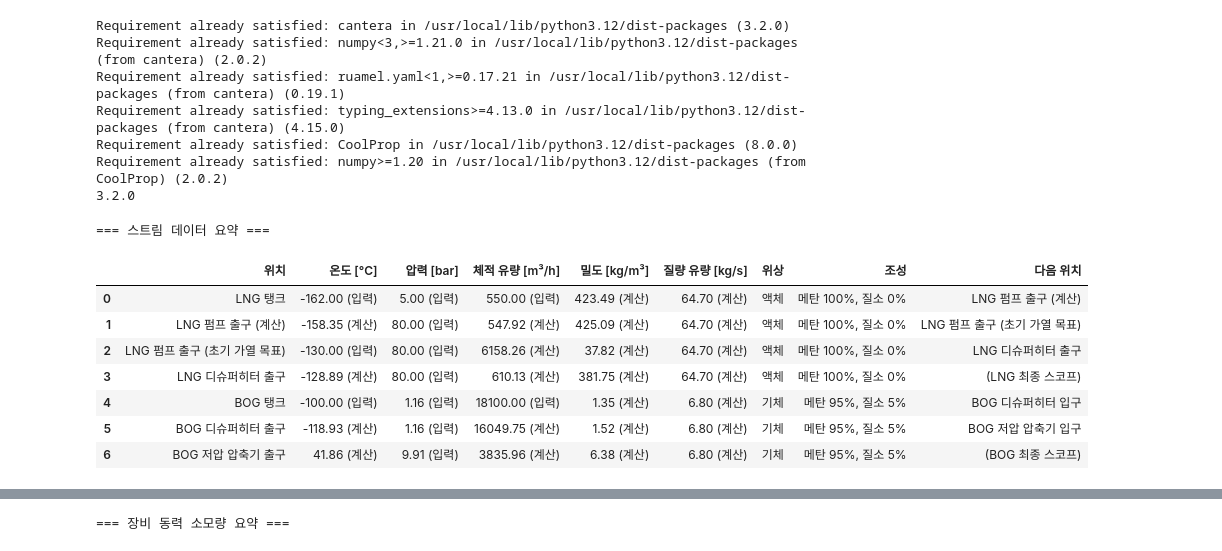
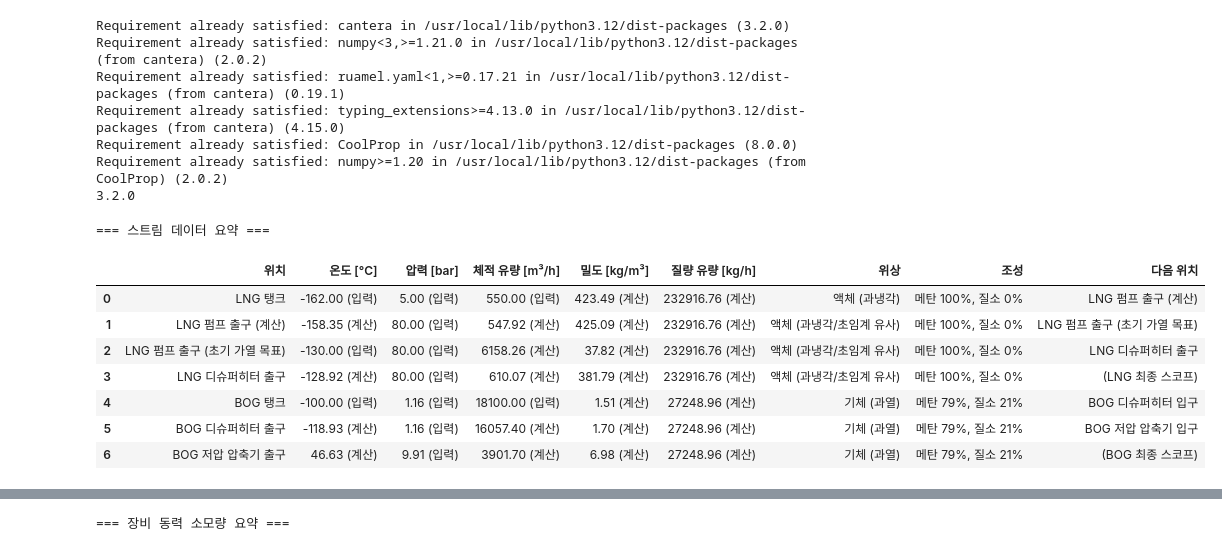
Before and after one commit to slhs75471-arch/lng-ykp, a Jupyter notebook: BOG gas_MODEL07.14.11.ipynb, the cells around one changed output, grey strips where cells are left out. Cells and saved outputs as stored; diff of their text form; code cells hidden in the pictures.

```diff
--- a/BOG gas_MODEL07.14.11.ipynb
+++ b/BOG gas_MODEL07.14.11.ipynb
@@ -47,18 +47,23 @@ params = {
     "desuperheater_effectiveness": 0.70 # 디슈퍼히터 효율에 대한 새로운 매개변수
 }
 # %%
-# @title Procsess modeling code
+# @title Process modeling
 import os
 import pandas as pd
 from CoolProp.CoolProp import PropsSI
 
-methane_mass_fraction = 0.95 # BOG용: 메탄 79%
-nitrogen_mass_fraction = 0.05 # BOG용: 질소 21%
+methane_mass_fraction = 0.79 # BOG용: 메탄 79%
+nitrogen_mass_fraction = 0.21 # BOG용: 질소 21%
 FLUID = f"Methane[{methane_mass_fraction}]&Nitrogen[{nitrogen_mass_fraction}]" # BOG용 유체
 
+# LNG는 이제 순수 메탄으로 직접 정의됩니다.
 methane_mass_fraction_lng = 1.0 # LNG용: 메탄 100%
 nitrogen_mass_fraction_lng = 0.0 # LNG용: 질소 0%
-FLUID_LNG = f"Methane[{methane_mass_fraction_lng}]&Nitrogen[{nitrogen_mass_fraction_lng}]" # LNG용 유체
+FLUID_LNG = 'Methane' # LNG용 유체 (순수 메탄)
+
+# 조성 문자열 동적 생성
+composition_str_bog = f"메탄 {int(methane_mass_fraction*100)}%, 질소 {int(nitrogen_mass_fraction*100)}%"
+composition_str_lng = f"메탄 {int(methane_mass_fraction_lng*100)}%, 질소 {int(nitrogen_mass_fraction_lng*100)}%"
 
 def C_to_K(T_C):
     # 섭씨 온도를 켈빈 온도로 변환
@@ -418,9 +423,9 @@ def simulate_process(params):
     # BOG 공정은 여기서 검토 종료
     comp_bog_results = compressor(
         m_dot=m_bog_total,
-        T_in=T_bog_after_desuperheater, # 디슈퍼히터 출구 온도가 압축기 입구 온도
-        P_in=P_bog_tank, # 디슈퍼히터에서 압력 강하는 없다고 가정, 탱크 압력으로 압축기 입구
-        P_out=P_bog_comp_out_target, # 목표 압축기 출구 압력
+        T_in=T_bog_after_desuperheater,
+        P_in=P_bog_tank,
+        P_out=P_bog_comp_out_target,
         eta=params["comp_eta"],
         fluid=FLUID
     )
@@ -554,9 +583,9 @@ data_points.append({
     '압력 [bar]': f"{results['LNG_TANK_P_BAR']:.2f} (입력)",
     '체적 유량 [m³/h]': f"{results['LNG_TANK_VOL_FLOW_M3_PER_HR']:.2f} (입력)",
     '밀도 [kg/m³]': f"{results['LNG_TANK_RHO_KG_PER_M3']:.2f} (계산)",
-    '질량 유량 [kg/s]': f"{results['LNG_MASS_FLOW_KG_PER_S']:.2f} (계산)",
+    '질량 유량 [kg/h]': f"{results['LNG_MASS_FLOW_KG_PER_S'] * 3600:.2f} (계산)",
     '위상': get_phase_string(results['LNG_TANK_T_C'], results['LNG_TANK_P_BAR'], FLUID_LNG),
-    '조성': '메탄 100%, 질소 0%',
+    '조성': composition_str_lng,
     '다음 위치': 'LNG 펌프 출구 (계산)'
 })
 
@@ -568,9 +597,9 @@ data_points.append({
     '압력 [bar]': f"{results['LNG_PUMP_OUT_P_BAR']:.2f} (입력)",
     '체적 유량 [m³/h]': f"{(results['LNG_MASS_FLOW_KG_PER_S'] / rho_lng_pump_out_calc * 3600):.2f} (계산)",
     '밀도 [kg/m³]': f"{rho_lng_pump_out_calc:.2f} (계산)",
-    '질량 유량 [kg/s]': f"{results['LNG_MASS_FLOW_KG_PER_S']:.2f} (계산)",
+    '질량 유량 [kg/h]': f"{results['LNG_MASS_FLOW_KG_PER_S'] * 3600:.2f} (계산)",
     '위상': get_phase_string(results['LNG_PUMP_OUT_CALC_T_C'], results['LNG_PUMP_OUT_P_BAR'], FLUID_LNG),
-    '조성': '메탄 100%, 질소 0%',
+    '조성': composition_str_lng,
     '다음 위치': 'LNG 펌프 출구 (초기 가열 목표)'
 })
 
@@ -582,9 +611,9 @@ data_points.append({
     '압력 [bar]': f"{results['LNG_PUMP_OUT_P_BAR']:.2f} (입력)",
     '체적 유량 [m³/h]': f"{(results['LNG_MASS_FLOW_KG_PER_S'] / rho_lng_pump_out_heated_rho * 3600):.2f} (계산)",
     '밀도 [kg/m³]': f"{rho_lng_pump_out_heated_rho:.2f} (계산)",
-    '질량 유량 [kg/s]': f"{results['LNG_MASS_FLOW_KG_PER_S']:.2f} (계산)",
+    '질량 유량 [kg/h]': f"{results['LNG_MASS_FLOW_KG_PER_S'] * 3600:.2f} (계산)",
     '위상': get_phase_string(K_to_C(params['T_lng_pump_out_heated']), results['LNG_PUMP_OUT_P_BAR'], FLUID_LNG),
-    '조성': '메탄 100%, 질소 0%',
+    '조성': composition_str_lng,
     '다음 위치': 'LNG 디슈퍼히터 출구'
 })
 
@@ -596,9 +625,9 @@ data_points.append({
     '압력 [bar]': f"{results['LNG_PUMP_OUT_P_BAR']:.2f} (입력)", # 압력 강하 없다고 가정
     '체적 유량 [m³/h]': f"{(results['LNG_MASS_FLOW_KG_PER_S'] / rho_lng_desuperheater_out * 3600):.2f} (계산)",
     '밀도 [kg/m³]': f"{rho_lng_desuperheater_out:.2f} (계산)",
-    '질량 유량 [kg/s]': f"{results['LNG_MASS_FLOW_KG_PER_S']:.2f} (계산)",
+    '질량 유량 [kg/h]': f"{results['LNG_MASS_FLOW_KG_PER_S'] * 3600:.2f} (계산)",
     '위상': get_phase_string(results['LNG_PUMP_OUT_HEATED_T_C'], results['LNG_PUMP_OUT_P_BAR'], FLUID_LNG),
-    '조성': '메탄 100%, 질소 0%',
+    '조성': composition_str_lng,
     '다음 위치': '(LNG 최종 스코프)'
 })
 
@@ -610,9 +639,9 @@ data_points.append({
     '압력 [bar]': f"{results['BOG_TANK_P_BAR']:.2f} (입력)",
     '체적 유량 [m³/h]': f"{results['BOG_TANK_VOL_FLOW_M3_PER_HR']:.2f} (입력)",
     '밀도 [kg/m³]': f"{results['BOG_TANK_RHO_KG_PER_M3']:.2f} (계산)",
-    '질량 유량 [kg/s]': f"{results['BOG_TOTAL_MASS_FLOW_KG_PER_S']:.2f} (계산)",
+    '질량 유량 [kg/h]': f"{results['BOG_TOTAL_MASS_FLOW_KG_PER_S'] * 3600:.2f} (계산)",
     '위상': get_phase_string(results['BOG_TANK_T_C'], results['BOG_TANK_P_BAR'], FLUID),
-    '조성': '메탄 95%, 질소 5%',
+    '조성': composition_str_bog,
     '다음 위치': 'BOG 디슈퍼히터 입구'
 })
 
@@ -620,43 +649,43 @@ data_points.append({
 rho_bog_desuperheater_out = rho_TP(C_to_K(results['BOG_DESUPERHEATER_OUT_T_C']), bar_to_Pa(results['BOG_TANK_P_BAR']), FLUID)
 data_points.append({
     '위치': 'BOG 디슈퍼히터 출구',
     '온도 [°C]': f"{results['BOG_DESUPERHEATER_OUT_T_C']:.2f} (계산)",
     '압력 [bar]': f"{results['BOG_TANK_P_BAR']:.2f} (입력)", # 압력 강하 없다고 가정
     '체적 유량 [m³/h]': f"{(results['BOG_TOTAL_MASS_FLOW_KG_PER_S'] / rho_bog_desuperheater_out * 3600):.2f} (계산)",
     '밀도 [kg/m³]': f"{rho_bog_desuperheater_out:.2f} (계산)",
-    '질량 유량 [kg/s]': f"{results['BOG_TOTAL_MASS_FLOW_KG_PER_S']:.2f} (계산)",
+    '질량 유량 [kg/h]': f"{results['BOG_TOTAL_MASS_FLOW_KG_PER_S'] * 3600:.2f} (계산)",
     '위상': get_phase_string(results['BOG_DESUPERHEATER_OUT_T_C'], results['BOG_TANK_P_BAR'], FLUID),
-    '조성': '메탄 95%, 질소 5%',
+    '조성': composition_str_bog,
     '다음 위치': 'BOG 저압 압축기 입구'
 })
 
 # BOG 저압 압축기 출구
 rho_bog_comp_out = rho_TP(C_to_K(results['BOG_COMP_OUT_T_C']), bar_to_Pa(results['BOG_COMP_OUT_P_BAR']), FLUID)
 data_points.append({
     '위치': 'BOG 저압 압축기 출구',
     '온도 [°C]': f"{results['BOG_COMP_OUT_T_C']:.2f} (계산)",
     '압력 [bar]': f"{results['BOG_COMP_OUT_P_BAR']:.2f} (입력)", # 압력 강하는 없다고 가정
     '체적 유량 [m³/h]': f"{(results['BOG_TOTAL_MASS_FLOW_KG_PER_S'] / rho_bog_comp_out * 3600):.2f} (계산)",
     '밀도 [kg/m³]': f"{rho_bog_comp_out:.2f} (계산)",
-    '질량 유량 [kg/s]': f"{results['BOG_TOTAL_MASS_FLOW_KG_PER_S']:.2f} (계산)",
+    '질량 유량 [kg/h]': f"{results['BOG_TOTAL_MASS_FLOW_KG_PER_S'] * 3600:.2f} (계산)",
     '위상': get_phase_string(results['BOG_COMP_OUT_T_C'], results['BOG_COMP_OUT_P_BAR'], FLUID),
-    '조성': '메탄 95%, 질소 5%',
+    '조성': composition_str_bog,
     '다음 위치': '(BOG 최종 스코프)'
 })
 
 # 데이터프레임 생성
 df_streams_full = pd.DataFrame(data_points)
 
 print("\n=== 스트림 데이터 요약 ===")
 display(df_streams_full)
 # %% [output]
 === 스트림 데이터 요약 ===
-|  | 위치 | 온도 [°C] | 압력 [bar] | 체적 유량 [m³/h] | 밀도 [kg/m³] | 질량 유량 [kg/s] | 위상 | 조성 | 다음 위치 |
-| 0 | LNG 탱크 | -162.00 (입력) | 5.00 (입력) | 550.00 (입력) | 423.49 (계산) | 64.70 (계산) | 액체 | 메탄 100%, 질소 0% | LNG 펌프 출구 (계산) |
-| 1 | LNG 펌프 출구 (계산) | -158.35 (계산) | 80.00 (입력) | 547.92 (계산) | 425.09 (계산) | 64.70 (계산) | 액체 | 메탄 100%, 질소 0% | LNG 펌프 출구 (초기 가열 목표) |
-| 2 | LNG 펌프 출구 (초기 가열 목표) | -130.00 (입력) | 80.00 (입력) | 6158.26 (계산) | 37.82 (계산) | 64.70 (계산) | 액체 | 메탄 100%, 질소 0% | LNG 디슈퍼히터 출구 |
-| 3 | LNG 디슈퍼히터 출구 | -128.89 (계산) | 80.00 (입력) | 610.13 (계산) | 381.75 (계산) | 64.70 (계산) | 액체 | 메탄 100%, 질소 0% | (LNG 최종 스코프) |
-| 4 | BOG 탱크 | -100.00 (입력) | 1.16 (입력) | 18100.00 (입력) | 1.35 (계산) | 6.80 (계산) | 기체 | 메탄 95%, 질소 5% | BOG 디슈퍼히터 입구 |
-| 5 | BOG 디슈퍼히터 출구 | -118.93 (계산) | 1.16 (입력) | 16049.75 (계산) | 1.52 (계산) | 6.80 (계산) | 기체 | 메탄 95%, 질소 5% | BOG 저압 압축기 입구 |
-| 6 | BOG 저압 압축기 출구 | 41.86 (계산) | 9.91 (입력) | 3835.96 (계산) | 6.38 (계산) | 6.80 (계산) | 기체 | 메탄 95%, 질소 5% | (BOG 최종 스코프) |
+|  | 위치 | 온도 [°C] | 압력 [bar] | 체적 유량 [m³/h] | 밀도 [kg/m³] | 질량 유량 [kg/h] | 위상 | 조성 | 다음 위치 |
+| 0 | LNG 탱크 | -162.00 (입력) | 5.00 (입력) | 550.00 (입력) | 423.49 (계산) | 232916.76 (계산) | 액체 (과냉각) | 메탄 100%, 질소 0% | LNG 펌프 출구 (계산) |
+| 1 | LNG 펌프 출구 (계산) | -158.35 (계산) | 80.00 (입력) | 547.92 (계산) | 425.09 (계산) | 232916.76 (계산) | 액체 (과냉각/초임계 유사) | 메탄 100%, 질소 0% | LNG 펌프 출구 (초기 가열 목표) |
+| 2 | LNG 펌프 출구 (초기 가열 목표) | -130.00 (입력) | 80.00 (입력) | 6158.26 (계산) | 37.82 (계산) | 232916.76 (계산) | 액체 (과냉각/초임계 유사) | 메탄 100%, 질소 0% | LNG 디슈퍼히터 출구 |
+| 3 | LNG 디슈퍼히터 출구 | -128.92 (계산) | 80.00 (입력) | 610.07 (계산) | 381.79 (계산) | 232916.76 (계산) | 액체 (과냉각/초임계 유사) | 메탄 100%, 질소 0% | (LNG 최종 스코프) |
+| 4 | BOG 탱크 | -100.00 (입력) | 1.16 (입력) | 18100.00 (입력) | 1.51 (계산) | 27248.96 (계산) | 기체 (과열) | 메탄 79%, 질소 21% | BOG 디슈퍼히터 입구 |
+| 5 | BOG 디슈퍼히터 출구 | -118.93 (계산) | 1.16 (입력) | 16057.40 (계산) | 1.70 (계산) | 27248.96 (계산) | 기체 (과열) | 메탄 79%, 질소 21% | BOG 저압 압축기 입구 |
+| 6 | BOG 저압 압축기 출구 | 46.63 (계산) | 9.91 (입력) | 3901.70 (계산) | 6.98 (계산) | 27248.96 (계산) | 기체 (과열) | 메탄 79%, 질소 21% | (BOG 최종 스코프) |
 # %%
```
Also changed, not shown: parts of 3 cells of this notebook.
